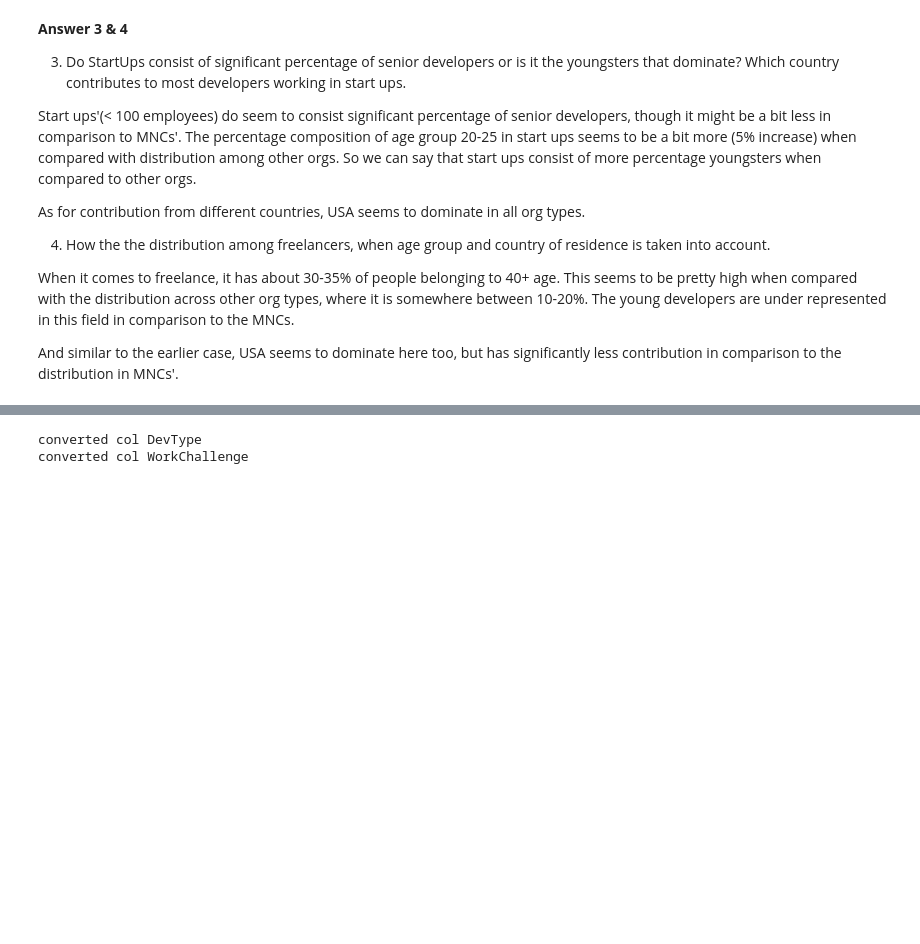
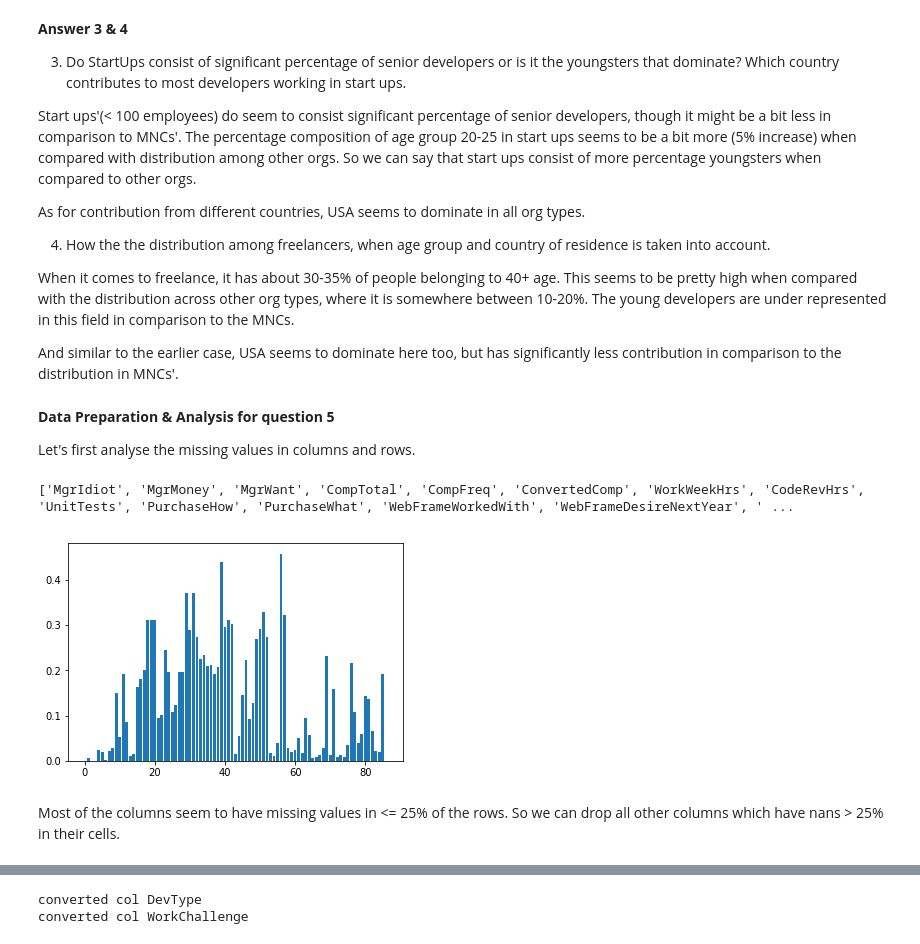
Before and after one commit to basavaraj29/developers-survey, a Jupyter notebook: Developer data Analysis.ipynb, the cells around one changed output, grey strips where cells are left out. Cells and saved outputs as stored; diff of their text form; code cells hidden in the pictures; blank space fills up the shorter version.

Commit message:
added plots for missing vals in dataset

```diff
--- a/Developer data Analysis.ipynb
+++ b/Developer data Analysis.ipynb
@@ -397,3 +399,27 @@ As for contribution from different countries, USA seems to dominate in all org t
 When it comes to freelance, it has about 30-35% of people belonging to 40+ age. This seems to be pretty high when compared with the distribution across other org types, where it is somewhere between 10-20%. The young developers are under represented in this field in comparison to the MNCs.
 
 And similar to the earlier case, USA seems to dominate here too, but has significantly less contribution in comparison to the distribution in MNCs'.
+# %% [markdown]
+**Data Preparation & Analysis for question 5**
+
+Let's first analyse the missing values in columns and rows.
+# %%
+def plot_missing_features(df):
+    missing_vals = []
+    for col in df.columns:
+        val = eval("df.{}.isna().sum()".format(col))
+        missing_vals.append(val/len(df))
+    plt.bar(np.arange(len(df.columns)), missing_vals)
+    return missing_vals
+# %%
+missing_vals = plot_missing_features(data)
+cols_to_drop = []
+for i in range(len(missing_vals)):
+    if missing_vals[i] > 0.25:
+        cols_to_drop.append(data.columns[i])
+print(cols_to_drop)
+# %% [output]
+['MgrIdiot', 'MgrMoney', 'MgrWant', 'CompTotal', 'CompFreq', 'ConvertedComp', 'WorkWeekHrs', 'CodeRevHrs', 'UnitTests', 'PurchaseHow', 'PurchaseWhat', 'WebFrameWorkedWith', 'WebFrameDesireNextYear', ' ...
+[figure, added]
+# %% [markdown]
+Most of the columns seem to have missing values in <= 25% of the rows. So we can drop all other columns which have nans > 25% in their cells.
```
Also changed, not shown: parts of 7 cells of this notebook.
